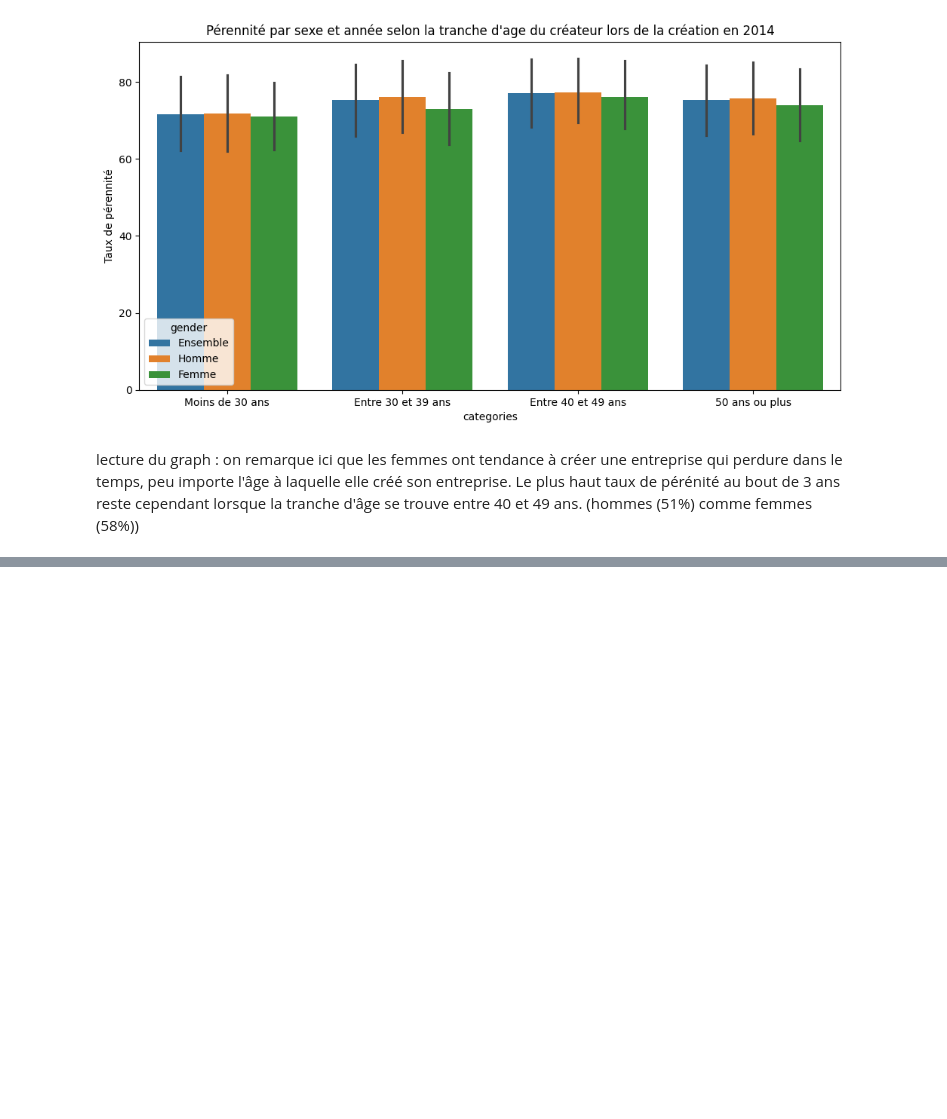
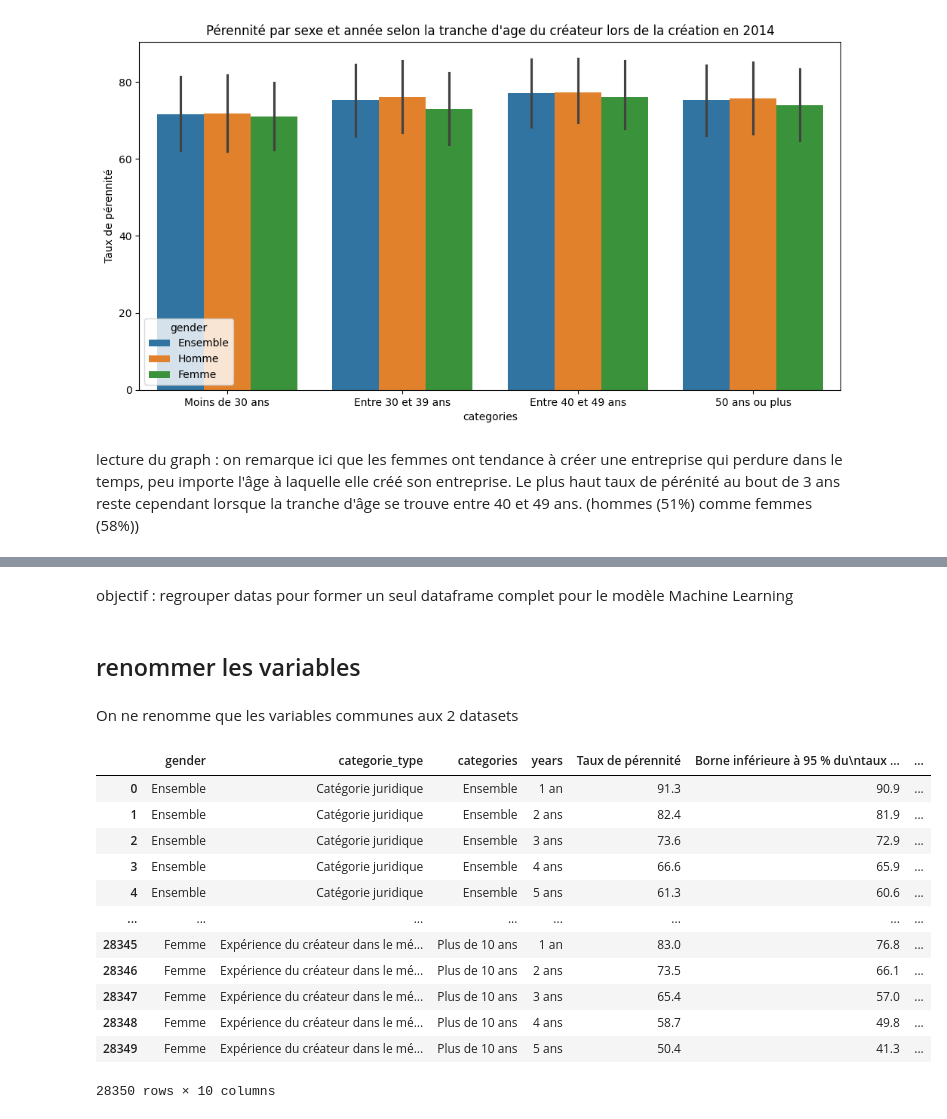
Before and after one commit to Gigique/Memoire_IA, a Jupyter notebook: notebooks/LoadAndCleanData.ipynb, the cells around one changed output, grey strips where cells are left out. Cells and saved outputs as stored; diff of their text form; code cells hidden in the pictures; blank space fills up the shorter version.

```diff
--- a/notebooks/LoadAndCleanData.ipynb
+++ b/notebooks/LoadAndCleanData.ipynb
@@ -211,0 +268,52 @@ lecture du graph : on remarque ici que les femmes ont tendance à créer une ent
+# %% [markdown]
+objectif : regrouper datas pour former un seul dataframe complet pour le modèle Machine Learning
+# %% [markdown]
+## renommer les variables
+# %% [markdown]
+On ne renomme que les variables communes aux 2 datasets
+# %%
+rename_2014 = {
+    "Âge du créateur en 2014": "Tranche d'âge du créateur à la création",
+    "Qualification préalable du créateur (PCS avant la\ncréation)": "Qualifications préalable du créateur",
+    "Situation antérieure à la création": "Situation professionnelle au moment de la création",
+    "Diplôme le plus élevé en 2014": "Diplôme le plus élevé à la création",
+    "Nombre de créations ou reprises avant 2014": "Nombre de créations ou reprises au préalable",
+    "Participation à une formation particulière pour la\nréalisation du projet": "Formation particulière suivie pour la création",
+    "Bénéfice d'aides ou d'exonérations publiques": "Aides bénéficiées",
+    "Situation familiale du créateur en 2014": "Situation personnelle au moment de la création"
+}
+
+rename_2018 = {
+    "Tranche d’âge du créateur en 2018": "Tranche d'âge du créateur à la création",
+    "Qualification préalable du créateur (PCS avant la\ncréation)": "Qualifications préalable du créateur",
+    "Situation immédiate avant la création": "Situation professionnelle au moment de la création",
+    "Diplôme le plus élevé du créateur": "Diplôme le plus élevé à la création",
+    "création ou reprise d'une entreprise avant 2018\n(autre que entreprise actuelle)": "Nombre de créations ou reprises au préalable",
+    "Suivi d'une formation particulière pour la\nréalisation du projet": "Formation particulière suivie pour la création",
+    "Dispositifs d’aides dont a bénéficié le créateur": "Aides bénéficiées",
+    "Situation personnelle du créateur": "Situation personnelle au moment de la création",
+    "Durée de l’expérience dans le métier Principal": "Expérience du créateur dans le métier principal",
+    "Secteur d’activité en 7 postes": "Secteur d'activité",
+    "Principales raisons de choisir le régime de\nmicro-entrepreneur": "Motivations à la création",
+    "Principales difficultés rencontrées pour mettre en\nplace le projet": "Principales difficultés rencontrées lors de la\ncréation",
+    "Taux de pérennité (%)" : "Taux de pérennité"
+}
+# %%
+df_2014["categorie_type"] = df_2014["categorie_type"].replace(rename_2014)
+df_2018["categorie_type"] = df_2018["categorie_type"].replace(rename_2018)
+# %%
+df_2014
+# %% [output]
+|  | gender | categorie_type | categories | years | Taux de pérennité | Borne inférieure à 95 % du\ntaux ... | ... |
+| 0 | Ensemble | Catégorie juridique | Ensemble | 1 an | 91.3 | 90.9 | ... |
+| 1 | Ensemble | Catégorie juridique | Ensemble | 2 ans | 82.4 | 81.9 | ... |
+| 2 | Ensemble | Catégorie juridique | Ensemble | 3 ans | 73.6 | 72.9 | ... |
+| 3 | Ensemble | Catégorie juridique | Ensemble | 4 ans | 66.6 | 65.9 | ... |
+| 4 | Ensemble | Catégorie juridique | Ensemble | 5 ans | 61.3 | 60.6 | ... |
+| ... | ... | ... | ... | ... | ... | ... | ... |
+| 28345 | Femme | Expérience du créateur dans le mé... | Plus de 10 ans | 1 an | 83.0 | 76.8 | ... |
+| 28346 | Femme | Expérience du créateur dans le mé... | Plus de 10 ans | 2 ans | 73.5 | 66.1 | ... |
+| 28347 | Femme | Expérience du créateur dans le mé... | Plus de 10 ans | 3 ans | 65.4 | 57.0 | ... |
+| 28348 | Femme | Expérience du créateur dans le mé... | Plus de 10 ans | 4 ans | 58.7 | 49.8 | ... |
+| 28349 | Femme | Expérience du créateur dans le mé... | Plus de 10 ans | 5 ans | 50.4 | 41.3 | ... |
+28350 rows × 10 columns
```
Also changed, not shown: parts of 23 cells of this notebook.
